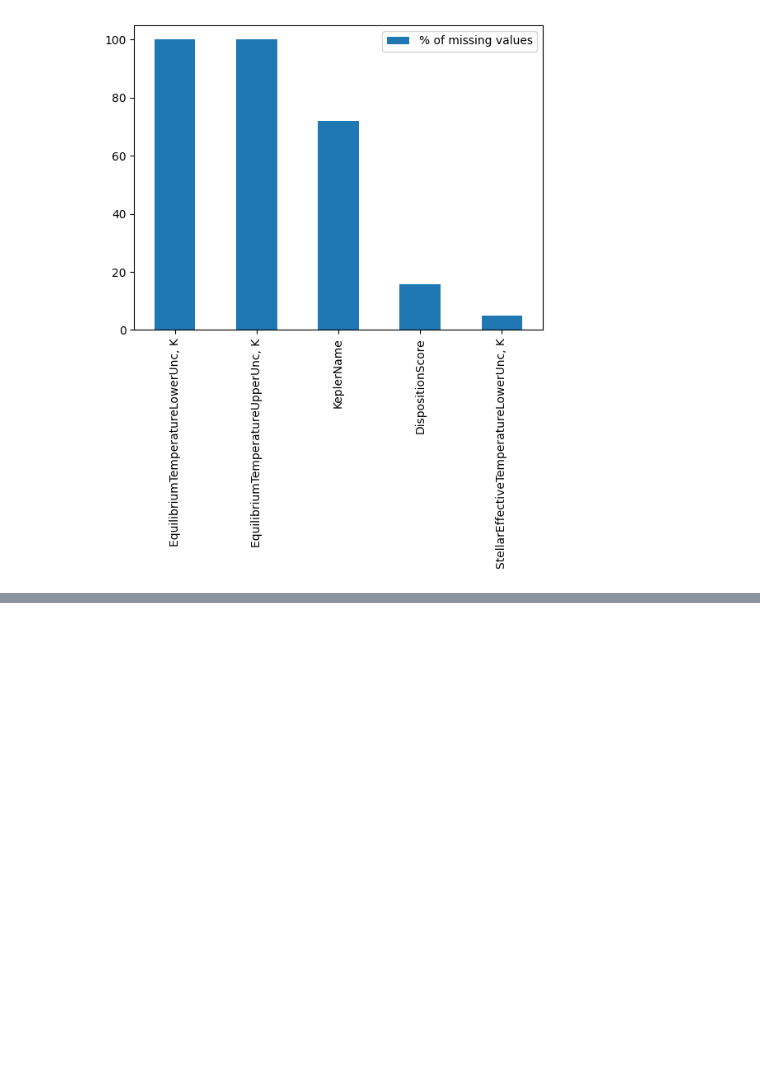
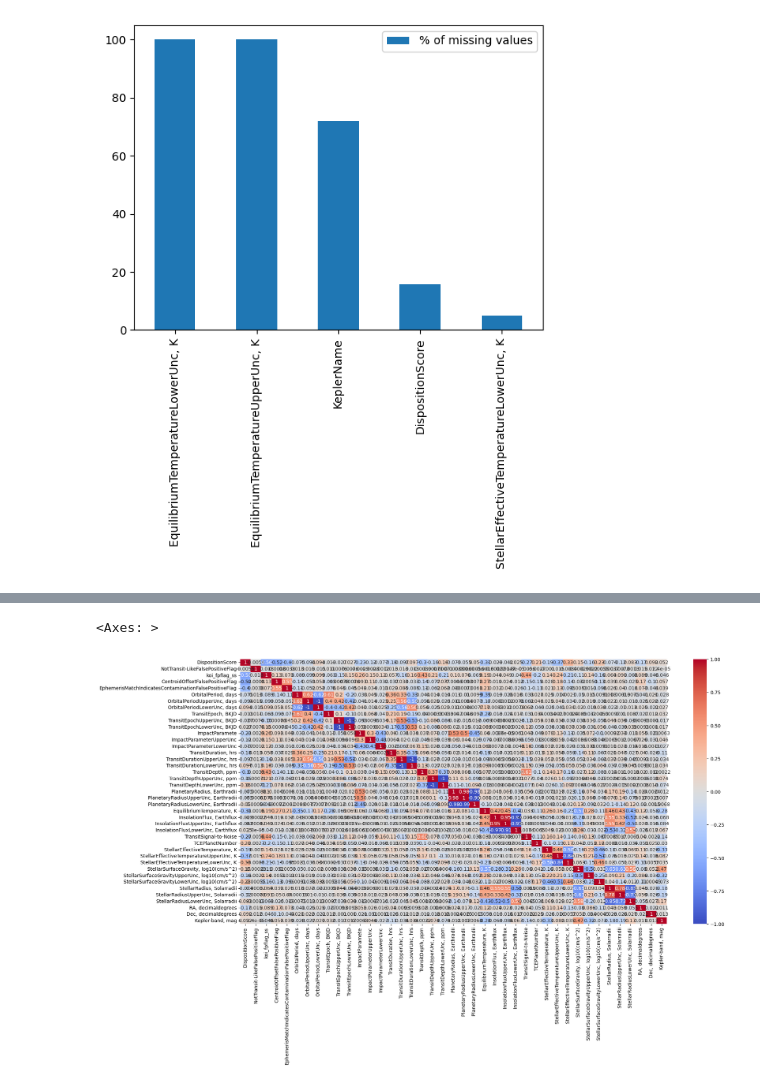
Before and after one commit to chooseanother/MAL1-Assignments, a Jupyter notebook: assignment2-exoplanets/Assignment 2 Detecting exoplanets.ipynb, the cells around one changed output, grey strips where cells are left out. Saved outputs shown, nothing was run; the diff lists cells and outputs as text; code cells hidden in the pictures; blank space fills up the shorter version.

```diff
--- a/assignment2-exoplanets/Assignment 2 Detecting exoplanets.ipynb
+++ b/assignment2-exoplanets/Assignment 2 Detecting exoplanets.ipynb
@@ -181,0 +198,4 @@ exoplanet_df.describe()
+# %%
+# Remove two empty columns
+
+exoplanet_df = exoplanet_df.drop(['EquilibriumTemperatureLowerUnc, K', 'EquilibriumTemperatureUpperUnc, K'], axis=1)
@@ -181,0 +211,3 @@ exoplanet_df.describe()
+# %%
+# drop irrelevant columns
+exoplanet_df = exoplanet_df.drop(['KepID', 'KeplerName', 'KOIName','TCEDeliver'], axis=1)
@@ -181,0 +223,6 @@ exoplanet_df.describe()
+# %%
+# remove all rows with missing values
+
+# could impute missing values with the model trick thingy
+
+exoplanet_df.dropna(inplace=True)
@@ -181,0 +261,8 @@ exoplanet_df.describe()
+# %%
+# Make a correlation matrix
+
+plt.figure(figsize=(20,10))
+sns.heatmap(exoplanet_df.select_dtypes(include='number').corr(), annot=True, cmap='coolwarm', vmin=-1, vmax=1)
+# %% [output]
+<Axes: >
+[figure, added]
```
Also changed, not shown: parts of 43 cells of this notebook.
